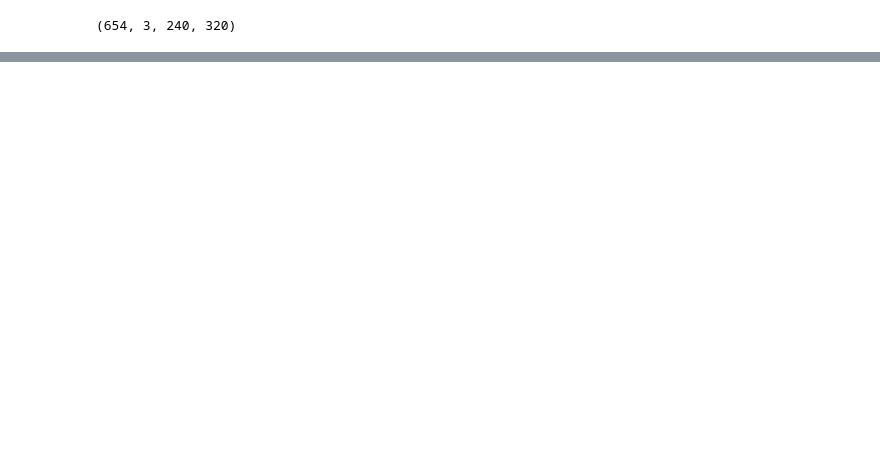
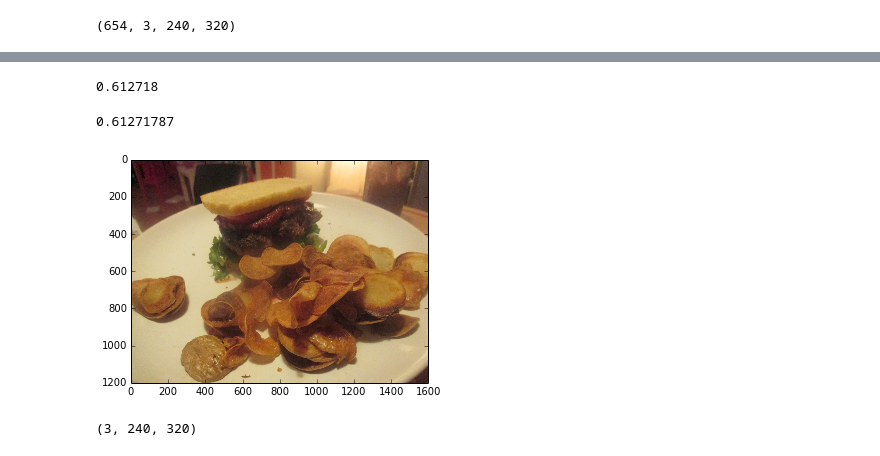
Before and after one commit to sebastian-schlecht/im2vol, a Jupyter notebook: plot.ipynb, the cells around one changed output, grey strips where cells are left out. Cells and saved outputs as stored; diff of their text form; code cells hidden in the pictures; blank space fills up the shorter version.

```diff
--- a/plot.ipynb
+++ b/plot.ipynb
@@ -60,0 +134,19 @@ print depths[idx].mean()
+# %%
+import theano
+import theano.tensor as T
+import lasagne
+import numpy as np
+from networks import residual_unet
+
+model = "./data/resunet_connected_berhu_epoch_120.npz"
+
+# Build net
+input_var = T.tensor4('inputs')
+network = residual_unet(input_var=input_var, connectivity=4)
+
+prediction = lasagne.layers.get_output(network, deterministic=True)
+
+fn = theano.function([input_var], [prediction])
+with np.load(model) as f:
+    param_values = [f['arr_%d' % i] for i in range(len(f.files))]
+lasagne.layers.set_all_param_values(network, param_values)
@@ -60,0 +199,40 @@ print depths[idx].mean()
+# %%
+rmses = []
+for idx in range(images.shape[0]):
+    mse, pred = test_image_idx(idx)
+    # Compute RMSE
+    d = pred - depths[idx,6:234:2,8:312:2]
+    rmse = np.sqrt((d**2).mean())
+    rmses.append(rmse)
+
+rmses = np.array(rmses)
+print rmses.mean()
+# %% [output]
+0.612718
+# %%
+rmses.mean()
+# %% [output]
+0.61271787
+# %%
+import urllib, cStringIO
+from PIL import Image
+
+URL = "http://4.bp.blogspot.com/-a1ITmPgdaP0/VZsI5qeRIXI/AAAAAAAAkHk/_el-AhMB7n4/s1600/IMG_7478.JPG"
+
+file = cStringIO.StringIO(urllib.urlopen(URL).read())
+img = Image.open(file)
+
+img_r = np.array(img.resize((320, 240))).astype(np.float32)
+
+plt.imshow(img)
+plt.show()
+
+mean = np.load("/data/data/nyu_v2.npy").astype(np.float32)
+print mean.shape
+img_r = img_r.transpose((2,0,1))
+img_r -= mean
+img_r /= 71.571201304890508
+pred = fn(img_r[np.newaxis, :, 6:234, 8:312])[0].squeeze()
+# %% [output]
+[figure, added]
+(3, 240, 320)
```
Also changed, not shown: parts of 13 cells of this notebook, 5 other files.
